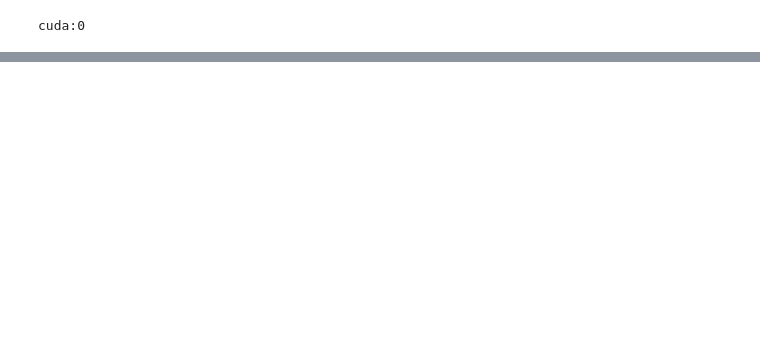
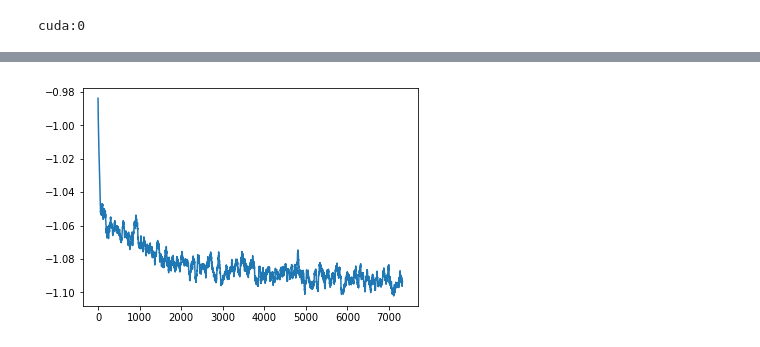
Before and after one commit to YanjieZe/NU-SSSR, a Jupyter notebook: vis.ipynb, the cells around one changed output, grey strips where cells are left out. Saved outputs shown, nothing was run; the diff lists cells and outputs as text; code cells hidden in the pictures; blank space fills up the shorter version.

```diff
--- a/vis.ipynb
+++ b/vis.ipynb
@@ -115 +123,12 @@ epoch: 3 | idx: 44 | loss: -0.875745831933891 | psnr: 67.58594512939453 | ssim:
 KeyboardInterrupt:
+# %%
+# todo: equivalent to 130,000 batches or about 10 epochs.
+
+loss_history = logger.history()
+kernel = np.ones((50))/50
+
+smooth_history = np.convolve(loss_history, kernel, mode='valid')
+plt.plot(smooth_history)
+plt.show()
+# %% [output]
+[figure, added]
```
Also changed, not shown: parts of 4 cells of this notebook, 4 other files.
